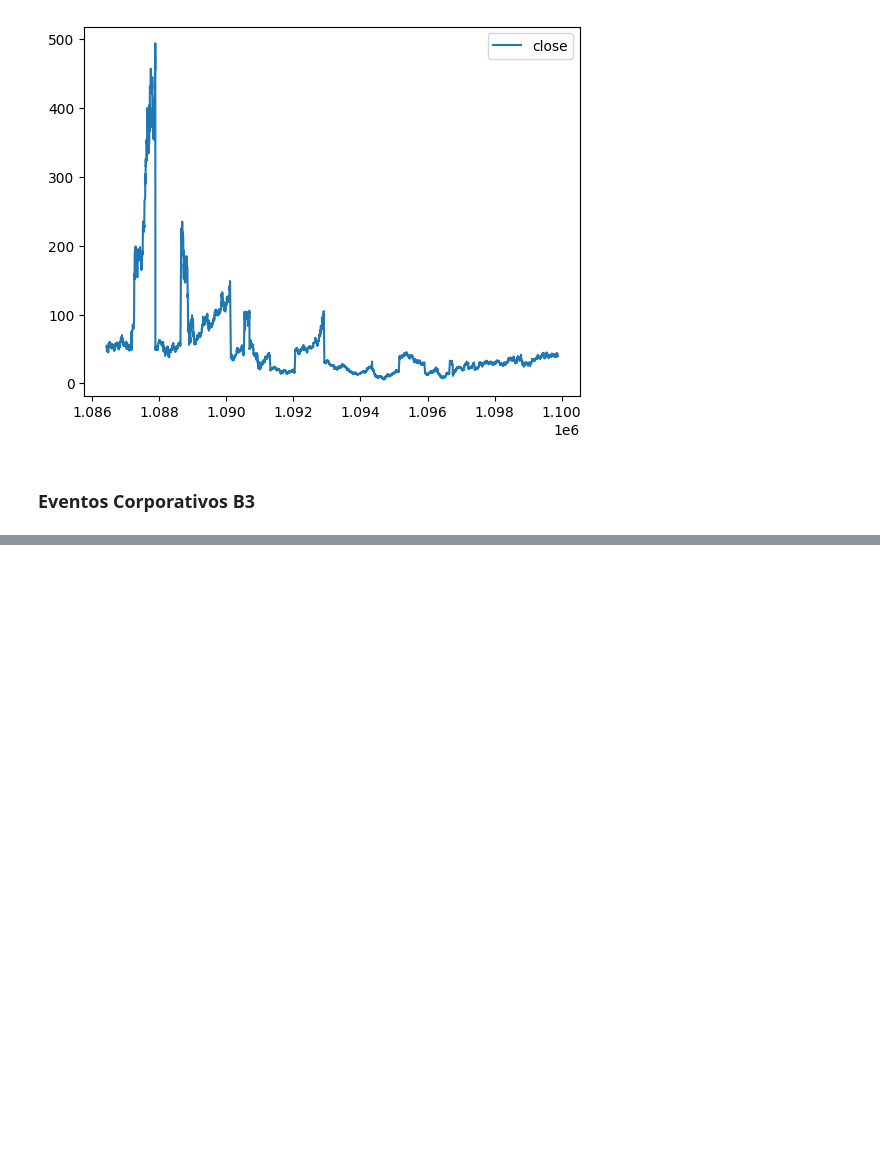
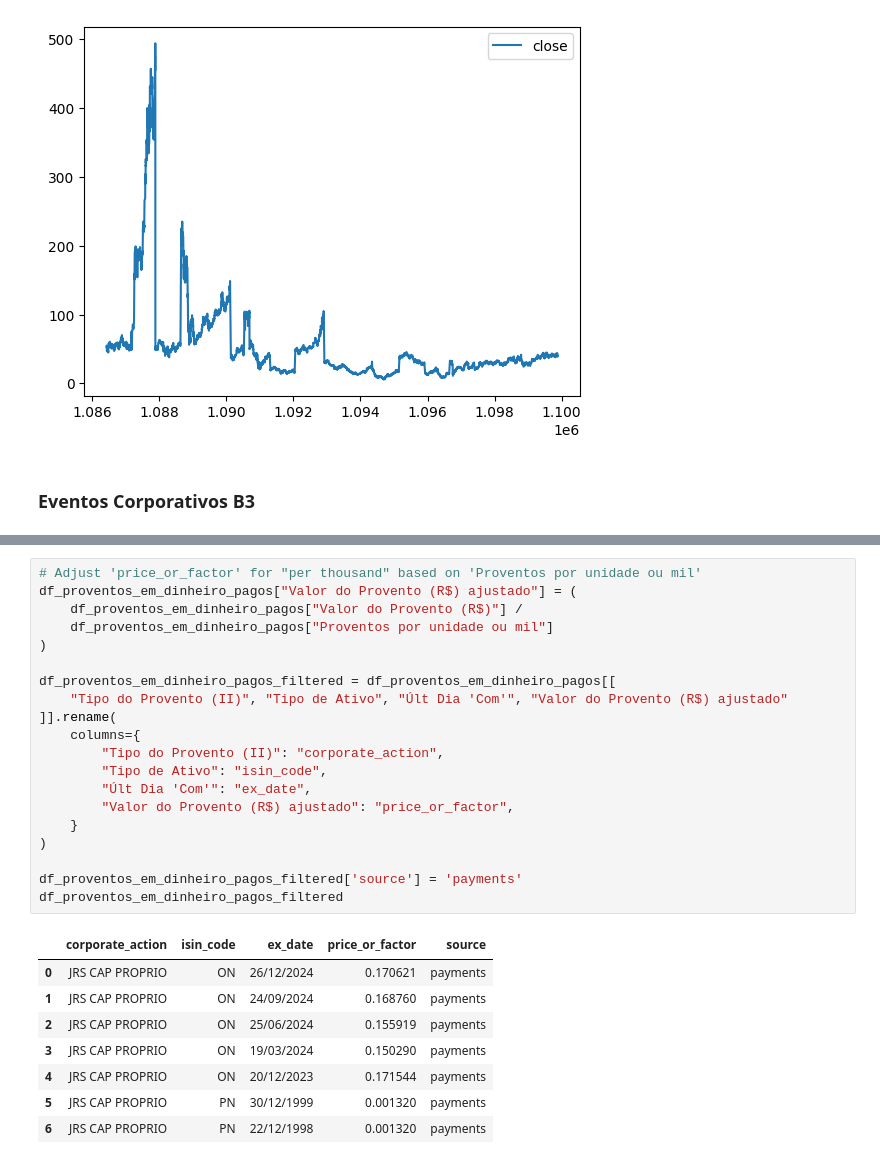
Before and after one commit to faustostangler/FLY_OLD, a Jupyter notebook: playground.ipynb, the cells around one changed output, grey strips where cells are left out. Drawn from its saved outputs; the diff is of its cells as text; blank space fills up the shorter version.

```diff
--- a/playground.ipynb
+++ b/playground.ipynb
@@ -172,0 +159,29 @@ df
+# %%
+# Adjust 'price_or_factor' for "per thousand" based on 'Proventos por unidade ou mil'
+df_proventos_em_dinheiro_pagos["Valor do Provento (R$) ajustado"] = (
+    df_proventos_em_dinheiro_pagos["Valor do Provento (R$)"] /
+    df_proventos_em_dinheiro_pagos["Proventos por unidade ou mil"]
+)
+
+df_proventos_em_dinheiro_pagos_filtered = df_proventos_em_dinheiro_pagos[[
+    "Tipo do Provento (II)", "Tipo de Ativo", "Últ Dia 'Com'", "Valor do Provento (R$) ajustado"
+]].rename(
+    columns={
+        "Tipo do Provento (II)": "corporate_action",
+        "Tipo de Ativo": "isin_code",
+        "Últ Dia 'Com'": "ex_date",
+        "Valor do Provento (R$) ajustado": "price_or_factor",
+    }
+)
+
+df_proventos_em_dinheiro_pagos_filtered['source'] = 'payments'
+df_proventos_em_dinheiro_pagos_filtered
+# %% [output]
+|  | corporate_action | isin_code | ex_date | price_or_factor | source |
+| 0 | JRS CAP PROPRIO | ON | 26/12/2024 | 0.170621 | payments |
+| 1 | JRS CAP PROPRIO | ON | 24/09/2024 | 0.168760 | payments |
+| 2 | JRS CAP PROPRIO | ON | 25/06/2024 | 0.155919 | payments |
+| 3 | JRS CAP PROPRIO | ON | 19/03/2024 | 0.150290 | payments |
+| 4 | JRS CAP PROPRIO | ON | 20/12/2023 | 0.171544 | payments |
+| 5 | JRS CAP PROPRIO | PN | 30/12/1999 | 0.001320 | payments |
+| 6 | JRS CAP PROPRIO | PN | 22/12/1998 | 0.001320 | payments |
```
Also changed, not shown: parts of 15 cells of this notebook, 4 other files.
